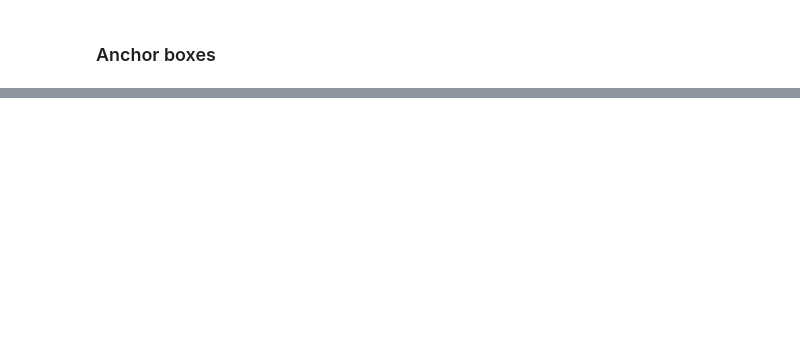
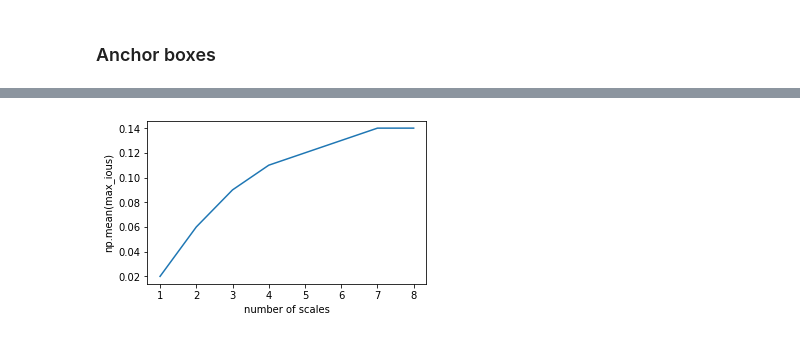
Before and after one commit to markolalovic/pedestrian-detection, a Jupyter notebook: notebooks/AnchorBoxes.ipynb, the cells around one changed output, grey strips where cells are left out. Cells and saved outputs as stored; diff of their text form; code cells hidden in the pictures; blank space fills up the shorter version.

```diff
--- a/notebooks/AnchorBoxes.ipynb
+++ b/notebooks/AnchorBoxes.ipynb
@@ -490 +493,12 @@ Average IoU(bbox, region) = 0.14
+# %%
+scales = np.arange(1,9)
+ious = [0.02, 0.06, 0.09, 0.11, 0.12, 0.13, 0.14, 0.14]
+
+plt.rcParams['figure.figsize'] = [5, 3]
+plt.plot(scales, ious)
+plt.xlabel('number of scales')
+plt.ylabel('np.mean(max_ious)')
+plt.show()
+# %% [output]
+[figure, added]
 # %% [markdown]
```
Also changed, not shown: parts of 32 cells of this notebook, 9 other files.
